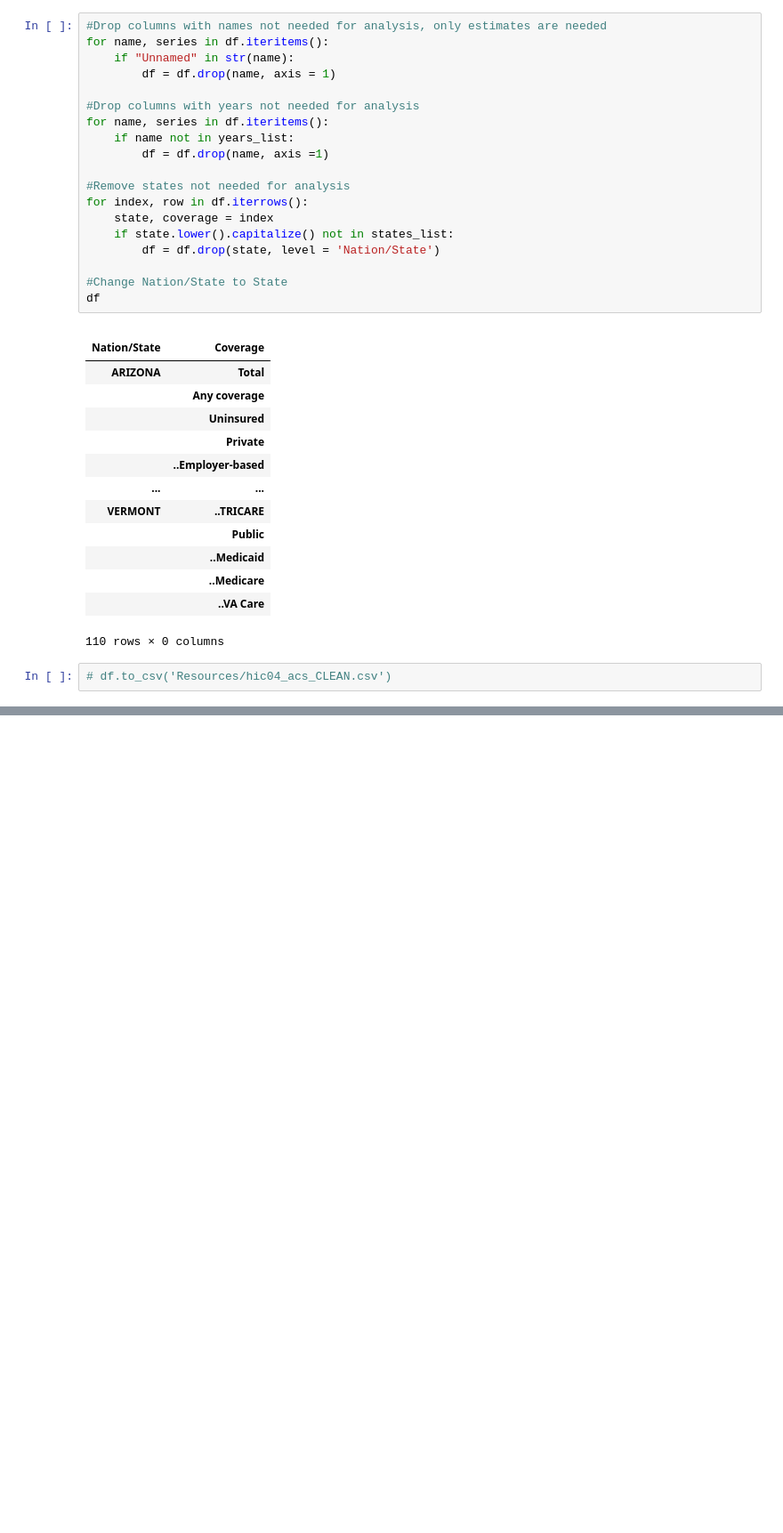
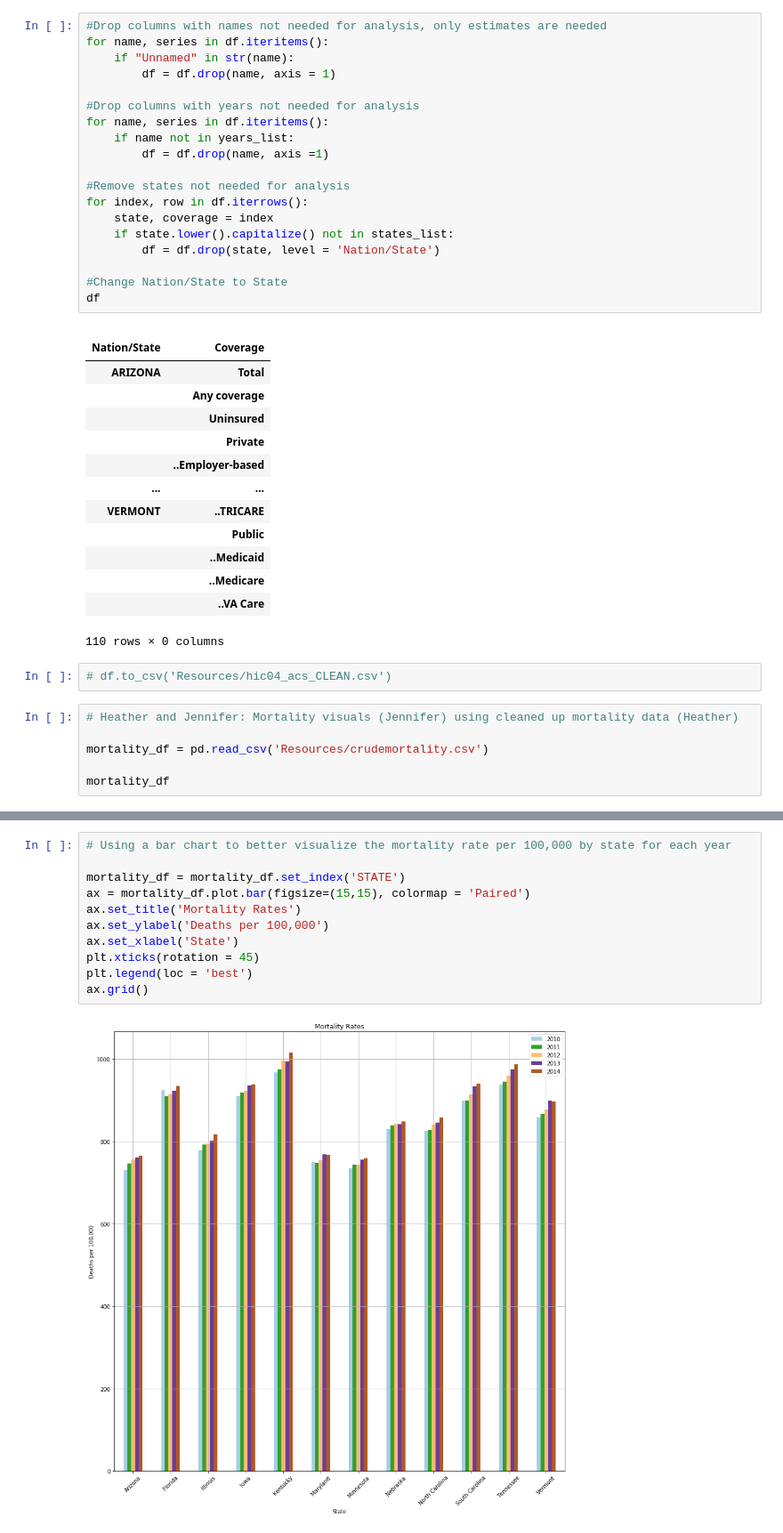
Before and after one commit to TJL30308/DREAM_Project, a Jupyter notebook: Data Exploration Notebook.ipynb, the cells around one changed output, grey strips where cells are left out. Shown at 89% size. Saved outputs shown, nothing was run; the diff lists cells and outputs as text; blank space fills up the shorter version.

Commit message:
updated with mortality visuals

```diff
--- a/Data Exploration Notebook.ipynb
+++ b/Data Exploration Notebook.ipynb
@@ -92,3 +92,9 @@ df
 110 rows × 0 columns
 # %%
 # df.to_csv('Resources/hic04_acs_CLEAN.csv')
+# %%
+# Heather and Jennifer: Mortality visuals (Jennifer) using cleaned up mortality data (Heather)
+
+mortality_df = pd.read_csv('Resources/crudemortality.csv')
+
+mortality_df
@@ -94,0 +115,13 @@ df
+# %%
+# Using a bar chart to better visualize the mortality rate per 100,000 by state for each year
+
+mortality_df = mortality_df.set_index('STATE')
+ax = mortality_df.plot.bar(figsize=(15,15), colormap = 'Paired')
+ax.set_title('Mortality Rates')
+ax.set_ylabel('Deaths per 100,000')
+ax.set_xlabel('State')
+plt.xticks(rotation = 45)
+plt.legend(loc = 'best')
+ax.grid()
+# %% [output]
+[figure, added]
```
Also changed, not shown: parts of 1 cell of this notebook.
